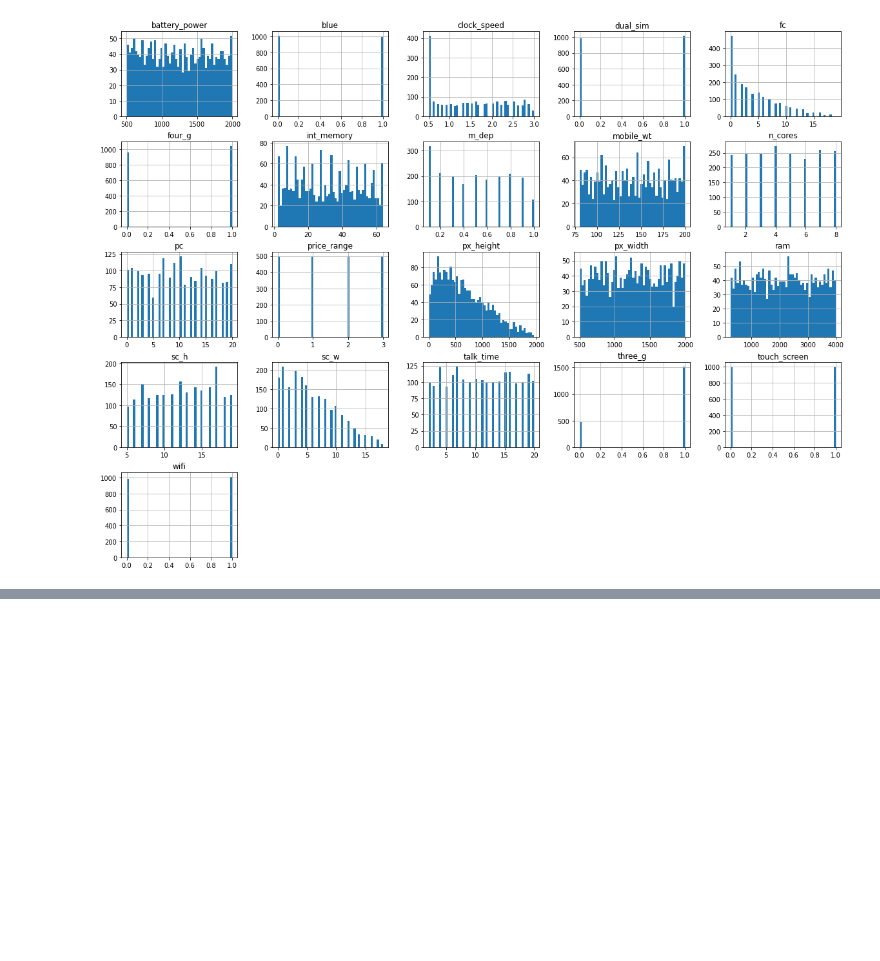
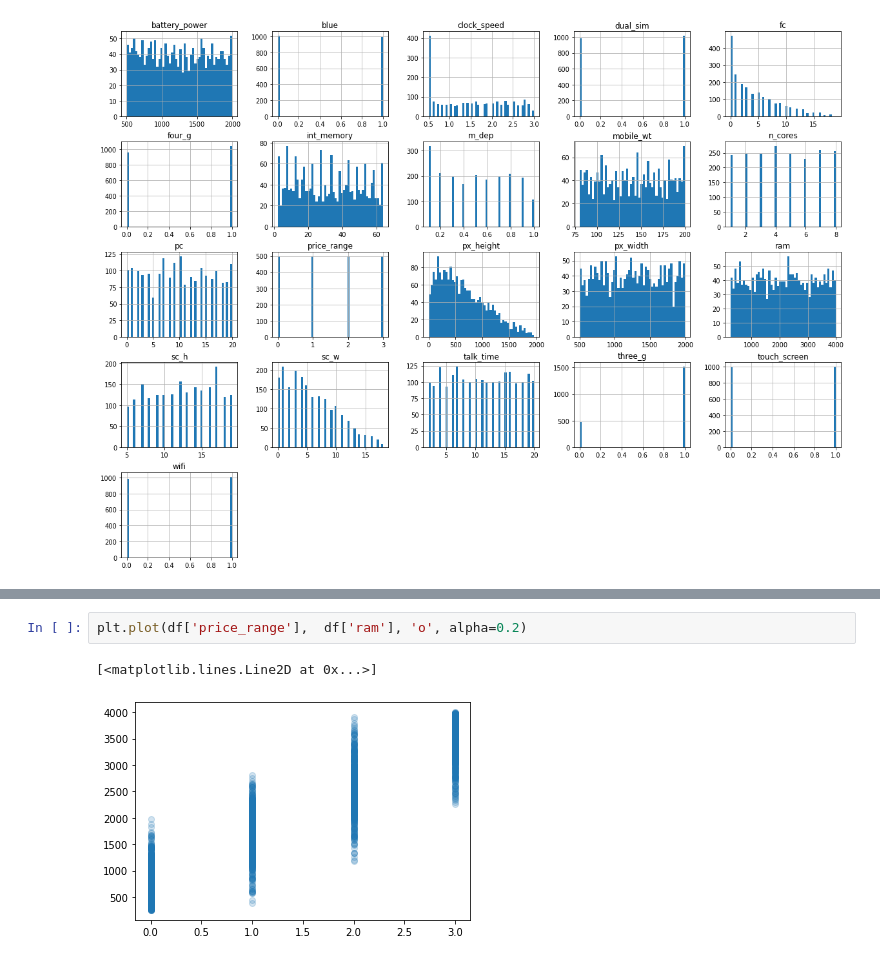
Before and after one commit to ikeinyyo/SSLTelecom, a Jupyter notebook: src/notebooks/Analysis.ipynb, the cells around one changed output, grey strips where cells are left out. Cells and saved outputs as stored; diff of their text form; blank space fills up the shorter version.

```diff
--- a/src/notebooks/Analysis.ipynb
+++ b/src/notebooks/Analysis.ipynb
@@ -101,0 +124,5 @@ plt.show()
+# %%
+plt.plot(df['price_range'],  df['ram'], 'o', alpha=0.2)
+# %% [output]
+[<matplotlib.lines.Line2D at 0x...>]
+[figure, added]
```
Also changed, not shown: parts of 5 cells of this notebook, 1 other file.
